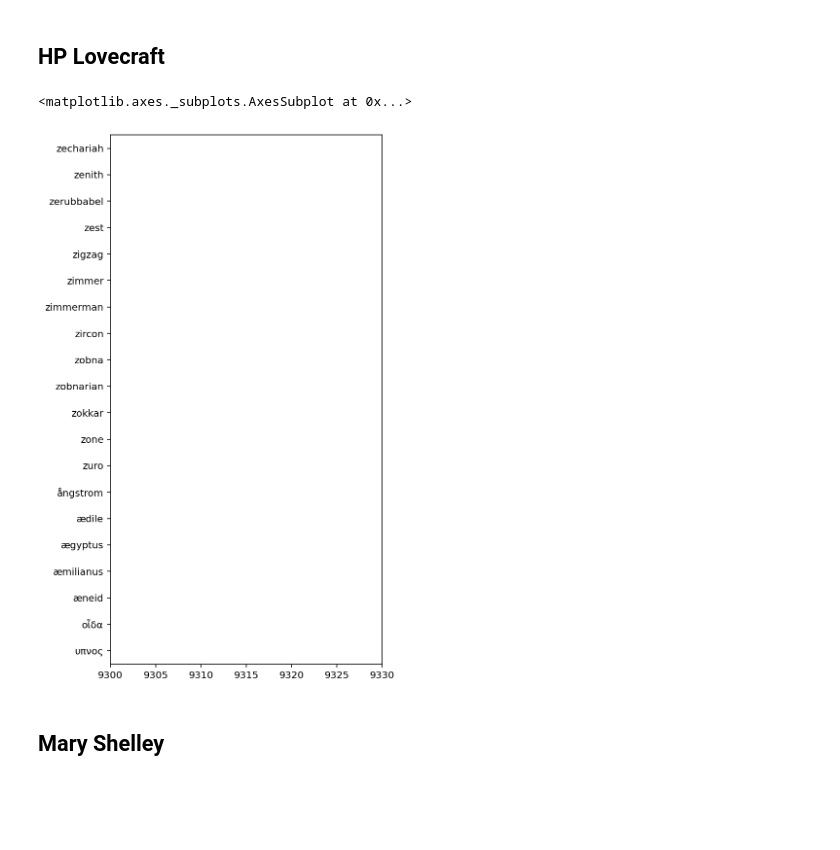
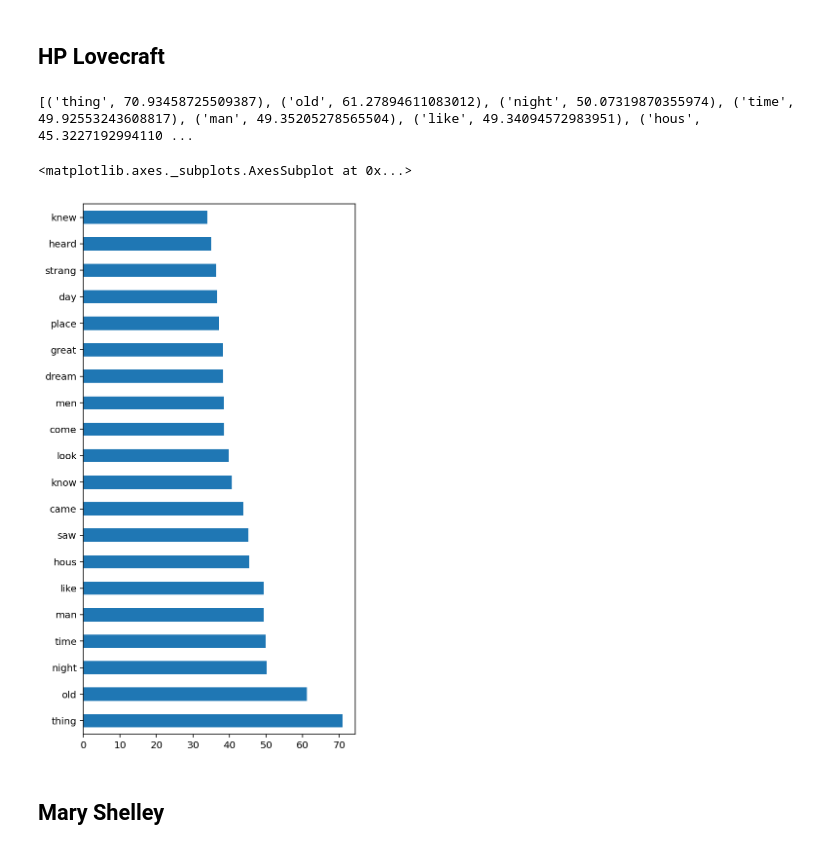
Before and after one commit to AnnayanB/NLP_TextAnalytics, a Jupyter notebook: NLP_TextAnalytics.ipynb, the cells around one changed output. Cells and saved outputs as stored; diff of their text form; code cells hidden in the pictures; blank space fills up the shorter version.

```diff
--- a/NLP_TextAnalytics.ipynb
+++ b/NLP_TextAnalytics.ipynb
@@ -240,18 +251,18 @@ dictionary = tfid_vectorizer.vocabulary_.items()
 **Bar plot of top words after stemming**
 # %%
 # lists to store the vocab and counts
-vocab = []
-count = []
+vocab1 = []
+count1 = []
 # iterate through each vocab and count append the value to designated lists
-for key, value in dictionary:
-    vocab.append(key)
-    count.append(value)
+for i in words_freq1:
+    vocab1.append(i[0])
+    count1.append(i[1])
 # store the count in panadas dataframe with vocab as index
-vocab_after_stem = pd.Series(count, index=vocab)
+vocab_after_stem1 = pd.Series(count1, index=vocab1)
 # sort the dataframe
-vocab_after_stem = vocab_after_stem.sort_values(ascending=False)
+vocab_after_stem1 = vocab_after_stem1.sort_values(ascending=False)
 # plot of the top vocab
-top_vacab = vocab_after_stem.head(20)
-top_vacab.plot(kind = 'barh', figsize=(5,10), xlim= (15120, 15145))
+top_vacab1 = vocab_after_stem1.head(20)
+top_vacab1.plot(kind = 'barh', figsize=(5,10))
 # %% [output]
 <matplotlib.axes._subplots.AxesSubplot at 0x...>
@@ -339,27 +354,32 @@ top_vacab.plot(kind = 'barh', figsize=(5,10), xlim= (9700, 9740))
 # %%
 # create the object of tfid vectorizer
 HPL_tfid_vectorizer = TfidfVectorizer(stop_words="english")
 # fit the vectorizer using the text data
 HPL_tfid_vectorizer.fit(HPL_data['text'])
-# collect the vocabulary items used in the vectorizer
-HPL_dictionary = HPL_tfid_vectorizer.vocabulary_.items()
+bag_of_words3 = HPL_tfid_vectorizer.fit_transform(HPL_data['text'])
+sum_words3 = bag_of_words3.sum(axis=0)
+words_freq3 = [(word, sum_words3[0, idx]) for word, idx in HPL_tfid_vectorizer.vocabulary_.items()]
+words_freq3 =sorted(words_freq3, key = lambda x: x[1], reverse=True)
+print(words_freq3[:20])
+
 # lists to store the vocab and counts
-vocab = []
-count = []
+vocab3 = []
+count3 = []
 # iterate through each vocab and count append the value to designated lists
-for key, value in HPL_dictionary:
-    vocab.append(key)
-    count.append(value)
+for i in words_freq3:
+    vocab3.append(i[0])
+    count3.append(i[1])
 # store the count in panadas dataframe with vocab as index
-HPL_vocab = pd.Series(count, index=vocab)
+vocab_after_stem3 = pd.Series(count3, index=vocab3)
 # sort the dataframe
-HPL_vocab = HPL_vocab.sort_values(ascending=False)
+vocab_after_stem3 = vocab_after_stem3.sort_values(ascending=False)
 # plot of the top vocab
-top_vacab = HPL_vocab.head(20)
-top_vacab.plot(kind = 'barh', figsize=(5,10), xlim= (9300, 9330))
+top_vacab3 = vocab_after_stem3.head(20)
+top_vacab3.plot(kind = 'barh', figsize=(5,10))
 # %% [output]
-<matplotlib.axes._subplots.AxesSubplot at 0x...>
+[('thing', 70.93458725509387), ('old', 61.27894611083012), ('night', 50.07319870355974), ('time', 49.92553243608817), ('man', 49.35205278565504), ('like', 49.34094572983951), ('hous', 45.3227192994110 ...
+<matplotlib.axes._subplots.AxesSubplot at 0x...>
-[figure, old version]
+[figure, new version]
 # %% [markdown]
 ## **Mary Shelley**
 # %%
```
Also changed, not shown: parts of 22 cells of this notebook.
